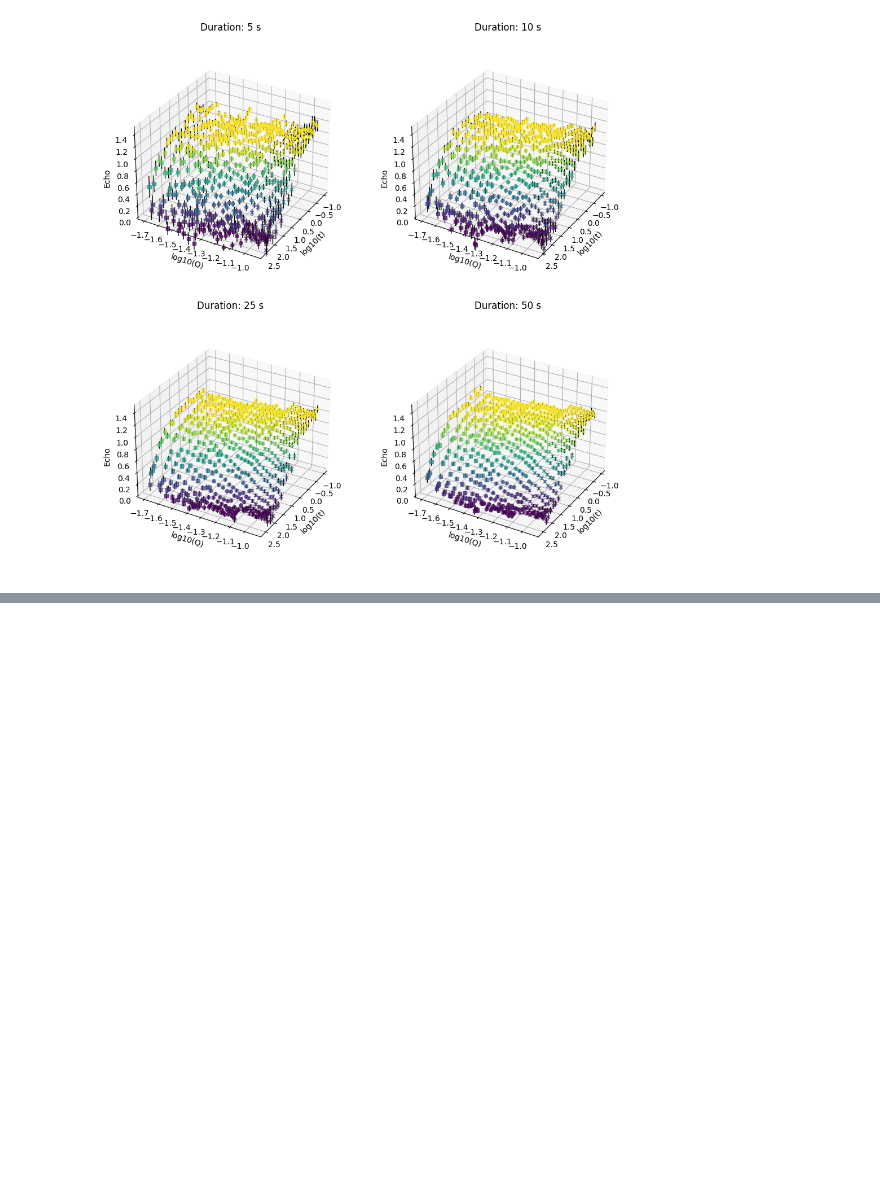
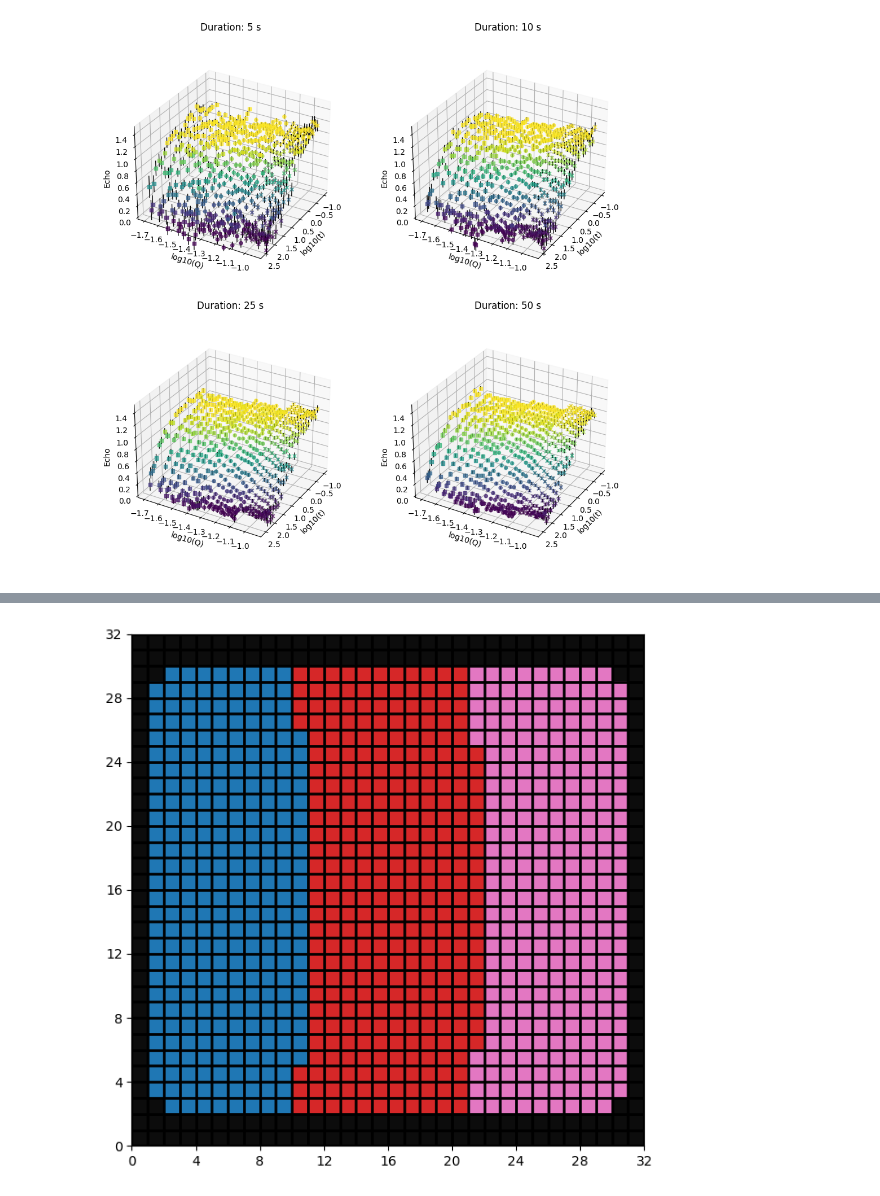
Before and after one commit to ch-tung/MLSR, a Jupyter notebook: spinecho/test_IN15.ipynb, the cells around one changed output, grey strips where cells are left out. Drawn from its saved outputs; the diff is of its cells as text; code cells hidden in the pictures; blank space fills up the shorter version.

```diff
--- a/spinecho/test_IN15.ipynb
+++ b/spinecho/test_IN15.ipynb
@@ -433,0 +468,56 @@ plt.tight_layout()
+# %%
+# Grid parameters
+grid_size = 32
+grid = np.ones((grid_size, grid_size, 3))  # RGB image, initialized to white
+
+# Define physical coordinates: assume 1 unit per pixel, origin at bottom-left
+x = np.arange(grid_size)
+y = np.arange(grid_size)
+xx, yy = np.meshgrid(x, y)
+
+# Define center in physical coordinates
+center_x, center_y = -64, 16  # Given in physical units
+
+# Compute Euclidean distances from center
+distances = np.sqrt((xx - center_x)**2 + (yy - center_y)**2)
+
+# Normalize distances and discretize into groups
+norm_dist = (distances - distances.min()) / (distances.max() - distances.min())
+n_group = 4
+norm_dist_discretized = np.clip((norm_dist * (n_group-1)).astype(np.uint8), 0, n_group - 1)
+
+# Map discrete groups to colors
+cmap_tab = plt.cm.tab10
+group_colors = cmap_tab(np.linspace(0, 1, n_group))
+colored_grid = group_colors[norm_dist_discretized][:, :, :3]
+
+# Mark invalid edge and corner pixels in grey
+# Mark invalid edge and corner pixels in grey
+grey = [0.05, 0.05, 0.05]
+colored_grid[:2, :, :] = grey       # Top two rows
+colored_grid[-2:, :, :] = grey      # Bottom two rows
+colored_grid[:, :1, :] = grey       # Left two columns
+colored_grid[:, -1:, :] = grey      # Right two columns
+colored_grid[2, 1, :] = grey
+colored_grid[2, -2, :] = grey
+colored_grid[-3, 1, :] = grey
+colored_grid[-3, -2, :] = grey
+
+# Plot the grid with tile boundaries
+fig, ax = plt.subplots(figsize=(6, 6))
+ax.imshow(colored_grid, extent=[0, grid_size, 0, grid_size])
+
+# Draw tile boundaries
+for i in range(grid_size + 1):
+    ax.axhline(i, color='black', linewidth=2)
+    ax.axvline(i, color='black', linewidth=2)
+
+ax.set_xticks(np.arange(0, grid_size+1, 4))
+ax.set_yticks(np.arange(0, grid_size+1, 4))
+ax.set_aspect('equal')
+ax.set_xlim(0, grid_size)
+ax.set_ylim(0, grid_size)
+plt.tight_layout()
+plt.show()
+# %% [output]
+[figure, added]
```
Also changed, not shown: parts of 9 cells of this notebook.
